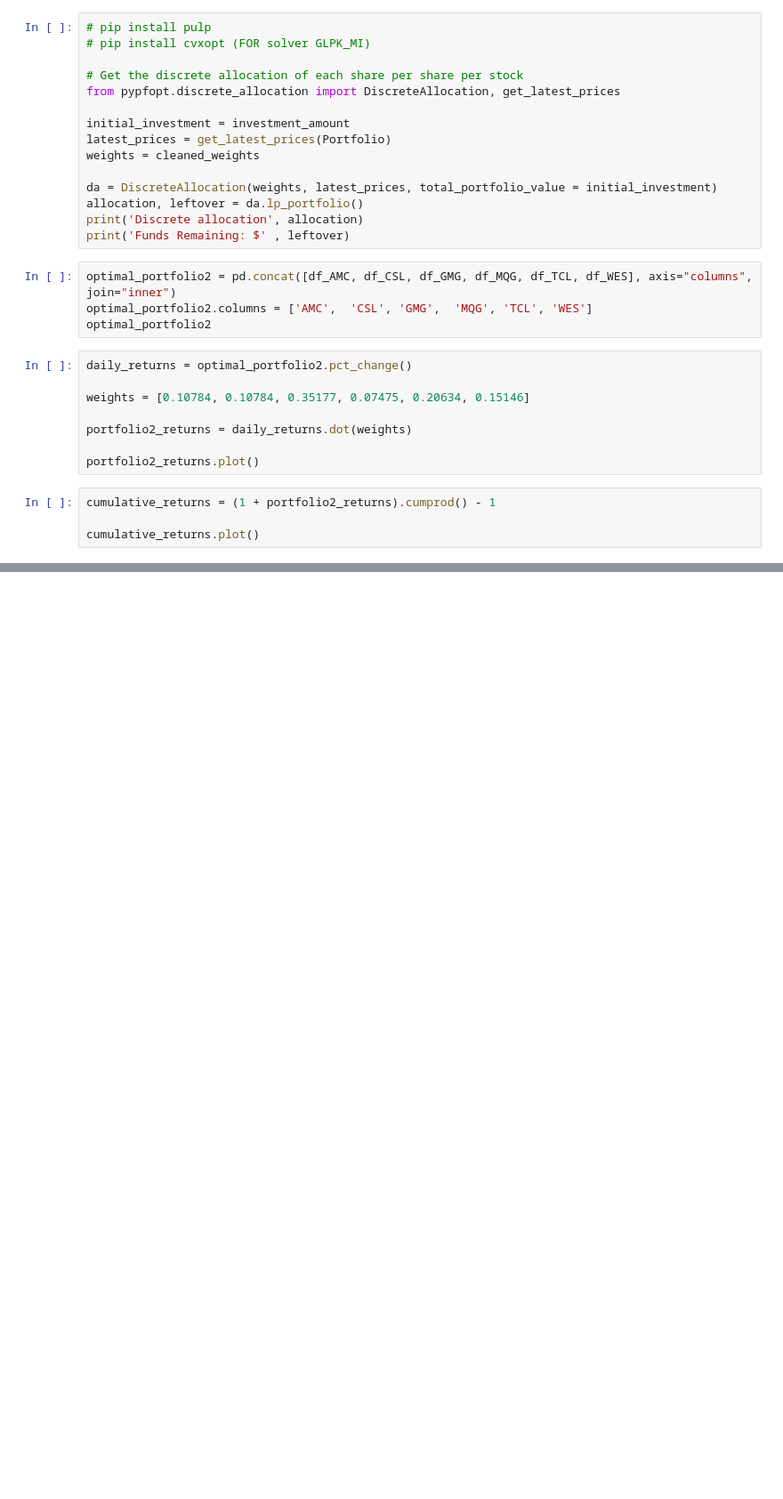
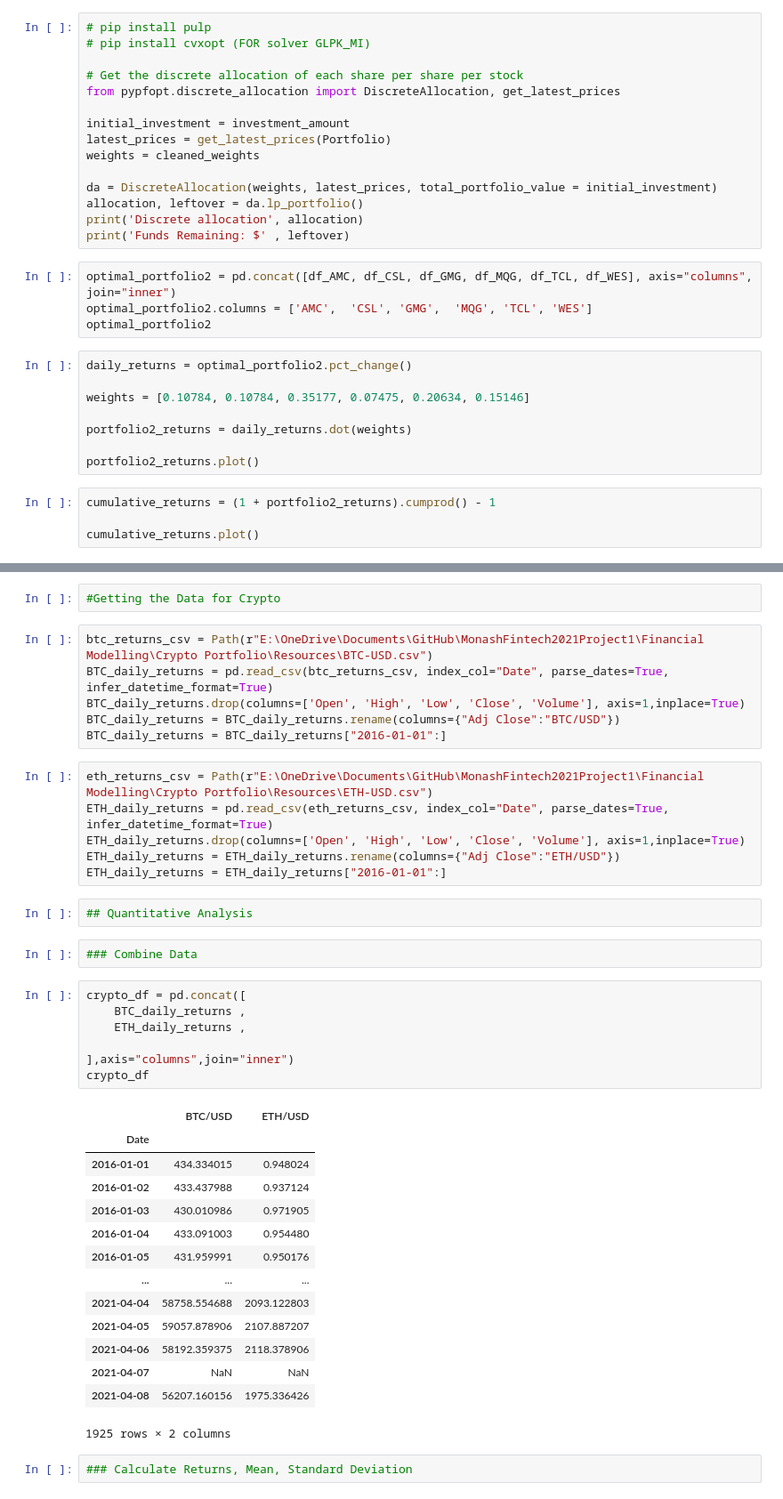
Before and after one commit to sreenivaskalva-2021/MonashFintech2021Project1, a Jupyter notebook: Base_Script.ipynb, the cells around one changed output, grey strips where cells are left out. Shown: that part at 89% size. Drawn from its saved outputs; the diff is of its cells as text; blank space fills up the shorter version.

```diff
--- a/Base_Script.ipynb
+++ b/Base_Script.ipynb
@@ -939,0 +961,42 @@ cumulative_returns.plot()
+# %%
+#Getting the Data for Crypto
+# %%
+btc_returns_csv = Path(r"E:\OneDrive\Documents\GitHub\MonashFintech2021Project1\Financial Modelling\Crypto Portfolio\Resources\BTC-USD.csv")
+BTC_daily_returns = pd.read_csv(btc_returns_csv, index_col="Date", parse_dates=True, infer_datetime_format=True)
+BTC_daily_returns.drop(columns=['Open', 'High', 'Low', 'Close', 'Volume'], axis=1,inplace=True)
+BTC_daily_returns = BTC_daily_returns.rename(columns={"Adj Close":"BTC/USD"})
+BTC_daily_returns = BTC_daily_returns["2016-01-01":]
+# %%
+eth_returns_csv = Path(r"E:\OneDrive\Documents\GitHub\MonashFintech2021Project1\Financial Modelling\Crypto Portfolio\Resources\ETH-USD.csv")
+ETH_daily_returns = pd.read_csv(eth_returns_csv, index_col="Date", parse_dates=True, infer_datetime_format=True)
+ETH_daily_returns.drop(columns=['Open', 'High', 'Low', 'Close', 'Volume'], axis=1,inplace=True)
+ETH_daily_returns = ETH_daily_returns.rename(columns={"Adj Close":"ETH/USD"})
+ETH_daily_returns = ETH_daily_returns["2016-01-01":]
+# %%
+## Quantitative Analysis
+# %%
+### Combine Data
+# %%
+crypto_df = pd.concat([
+    BTC_daily_returns ,
+    ETH_daily_returns ,
+
+],axis="columns",join="inner")
+crypto_df
+# %% [output]
+|  | BTC/USD | ETH/USD |
+| Date |  |  |
+| 2016-01-01 | 434.334015 | 0.948024 |
+| 2016-01-02 | 433.437988 | 0.937124 |
+| 2016-01-03 | 430.010986 | 0.971905 |
+| 2016-01-04 | 433.091003 | 0.954480 |
+| 2016-01-05 | 431.959991 | 0.950176 |
+| ... | ... | ... |
+| 2021-04-04 | 58758.554688 | 2093.122803 |
+| 2021-04-05 | 59057.878906 | 2107.887207 |
+| 2021-04-06 | 58192.359375 | 2118.378906 |
+| 2021-04-07 | NaN | NaN |
+| 2021-04-08 | 56207.160156 | 1975.336426 |
+1925 rows × 2 columns
+# %%
+### Calculate Returns, Mean, Standard Deviation
```
Also changed, not shown: parts of 6 cells of this notebook.
